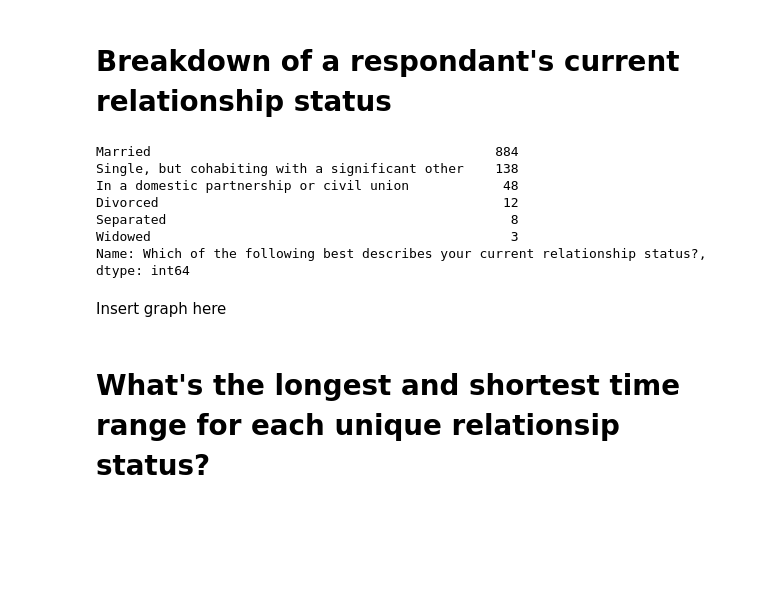
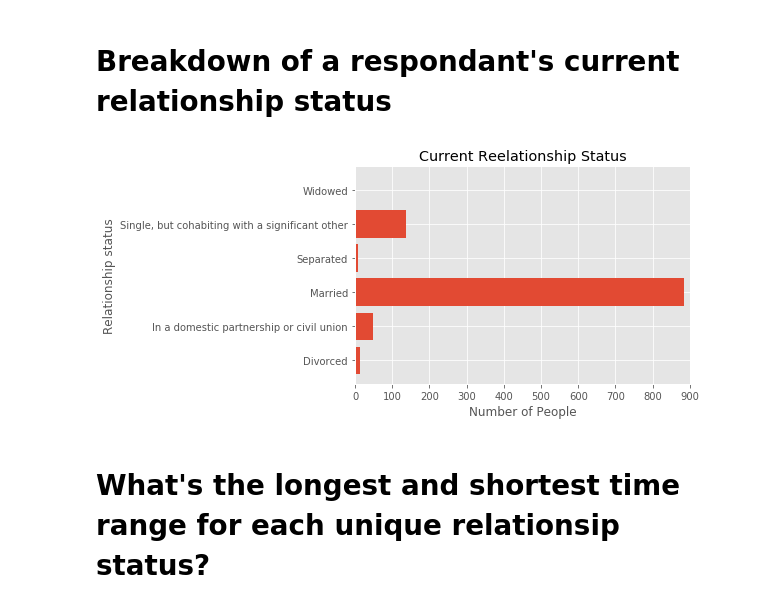
Before and after one commit to mathcoder3141/projects, a Jupyter notebook: sleep/sleep_analysis.ipynb, the cells around one changed output. Drawn from its saved outputs; the diff is of its cells as text; code cells hidden in the pictures; blank space fills up the shorter version.

```diff
--- a/sleep/sleep_analysis.ipynb
+++ b/sleep/sleep_analysis.ipynb
@@ -30,17 +18,20 @@ sleep.head()
+# %%
+sleep = sleep.drop(sleep.index[0])
 # %% [markdown]
 # Breakdown of a respondant's current relationship status
 # %%
-sleep["Which of the following best describes your current relationship status?"].value_counts()
+relationship = sleep["Which of the following best describes your current relationship status?"].value_counts().reset_index(name='Responders')
-# %% [output]
-Married                                            884
-Single, but cohabiting with a significant other    138
-In a domestic partnership or civil union            48
-Divorced                                            12
-Separated                                            8
-Widowed                                              3
-Name: Which of the following best describes your current relationship status?, dtype: int64
-# %% [markdown]
-Insert graph here
+# %%
+status = [x for x in relationship['index']]
+
+plt.barh(relationship['index'], relationship['Responders'])
+plt.xlabel("Number of People")
+plt.ylabel("Relationship status")
+plt.title("Current Reelationship Status")
+plt.xlim(0, 900)
+plt.show()
+# %% [output]
+[figure, added]
 # %% [markdown]
 # What's the longest and shortest time range for each unique relationsip status?
 # %%
```
Also changed, not shown: parts of 24 cells of this notebook.
